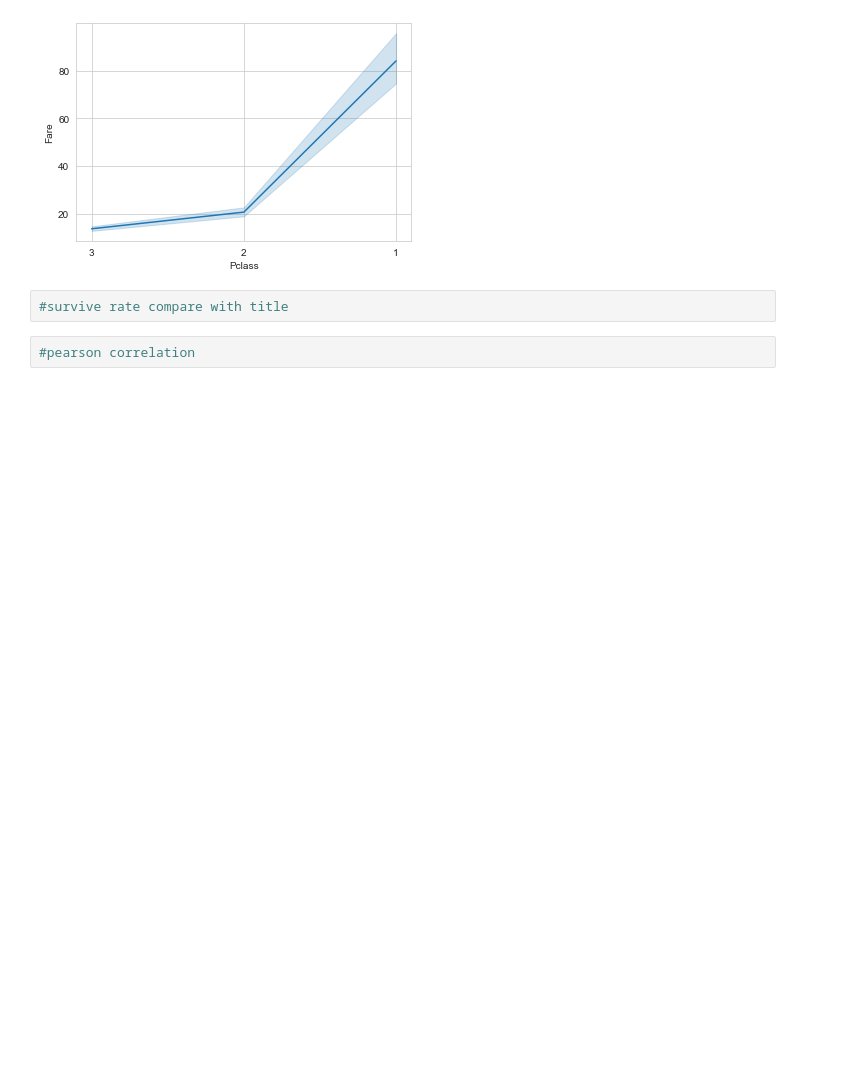
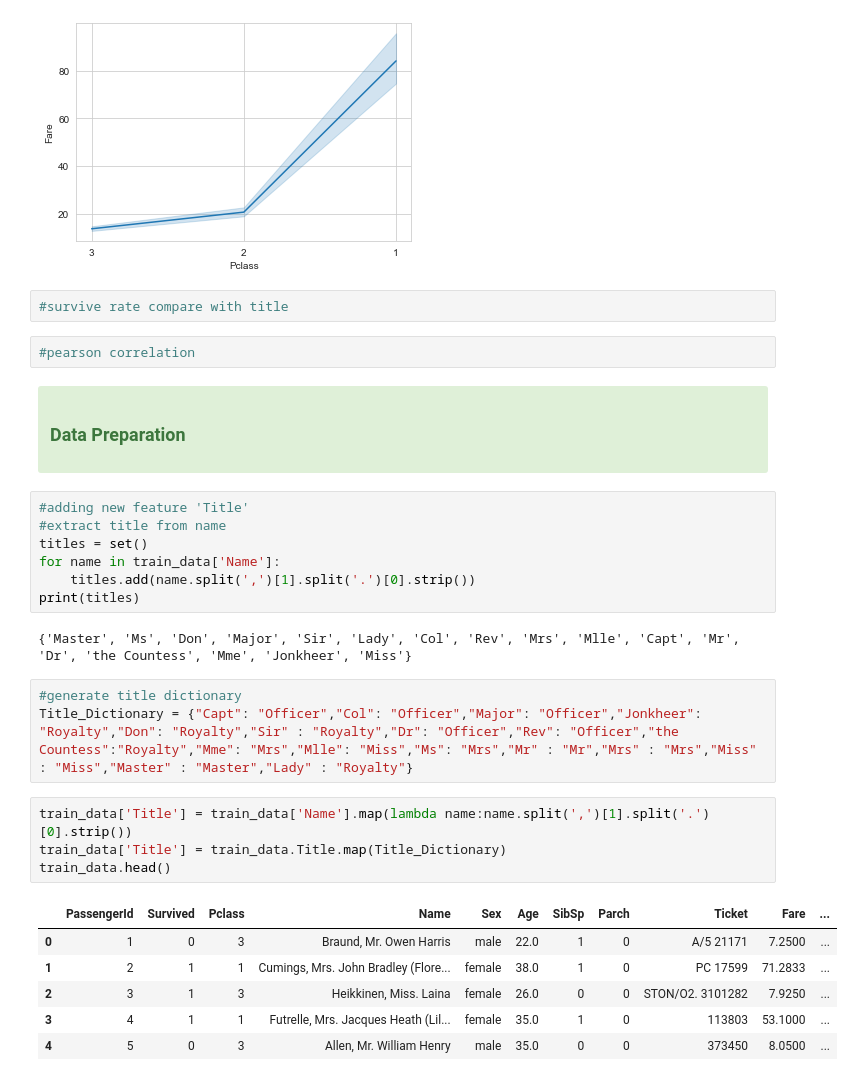
Before and after one commit to Panitnun-6243/kaggle_titanic, a Jupyter notebook: titanic_process.ipynb, the cells around one changed output. Drawn from its saved outputs; the diff is of its cells as text; blank space fills up the shorter version.

```diff
--- a/titanic_process.ipynb
+++ b/titanic_process.ipynb
@@ -175,3 +175,30 @@ sns.lineplot(data=lcp.sort_values(by=["Pclass"], ascending=False), y="Fare", x="
 #survive rate compare with title
 # %%
 #pearson correlation
+# %% [markdown]
+<div class="alert alert-block alert-success">
+<h3>Data Preparation</h3>
+</div>
+# %%
+#adding new feature 'Title'
+#extract title from name
+titles = set()
+for name in train_data['Name']:
+    titles.add(name.split(',')[1].split('.')[0].strip())
+print(titles)
+# %% [output]
+{'Master', 'Ms', 'Don', 'Major', 'Sir', 'Lady', 'Col', 'Rev', 'Mrs', 'Mlle', 'Capt', 'Mr', 'Dr', 'the Countess', 'Mme', 'Jonkheer', 'Miss'}
+# %%
+#generate title dictionary
+Title_Dictionary = {"Capt": "Officer","Col": "Officer","Major": "Officer","Jonkheer": "Royalty","Don": "Royalty","Sir" : "Royalty","Dr": "Officer","Rev": "Officer","the Countess":"Royalty","Mme": "Mrs","Mlle": "Miss","Ms": "Mrs","Mr" : "Mr","Mrs" : "Mrs","Miss" : "Miss","Master" : "Master","Lady" : "Royalty"}
+# %%
+train_data['Title'] = train_data['Name'].map(lambda name:name.split(',')[1].split('.')[0].strip())
+train_data['Title'] = train_data.Title.map(Title_Dictionary)
+train_data.head()
+# %% [output]
+|  | PassengerId | Survived | Pclass | Name | Sex | Age | SibSp | Parch | Ticket | Fare | ... |
+| 0 | 1 | 0 | 3 | Braund, Mr. Owen Harris | male | 22.0 | 1 | 0 | A/5 21171 | 7.2500 | ... |
+| 1 | 2 | 1 | 1 | Cumings, Mrs. John Bradley (Flore... | female | 38.0 | 1 | 0 | PC 17599 | 71.2833 | ... |
+| 2 | 3 | 1 | 3 | Heikkinen, Miss. Laina | female | 26.0 | 0 | 0 | STON/O2. 3101282 | 7.9250 | ... |
+| 3 | 4 | 1 | 1 | Futrelle, Mrs. Jacques Heath (Lil... | female | 35.0 | 1 | 0 | 113803 | 53.1000 | ... |
+| 4 | 5 | 0 | 3 | Allen, Mr. William Henry | male | 35.0 | 0 | 0 | 373450 | 8.0500 | ... |
```
Also changed, not shown: parts of 11 cells of this notebook.
